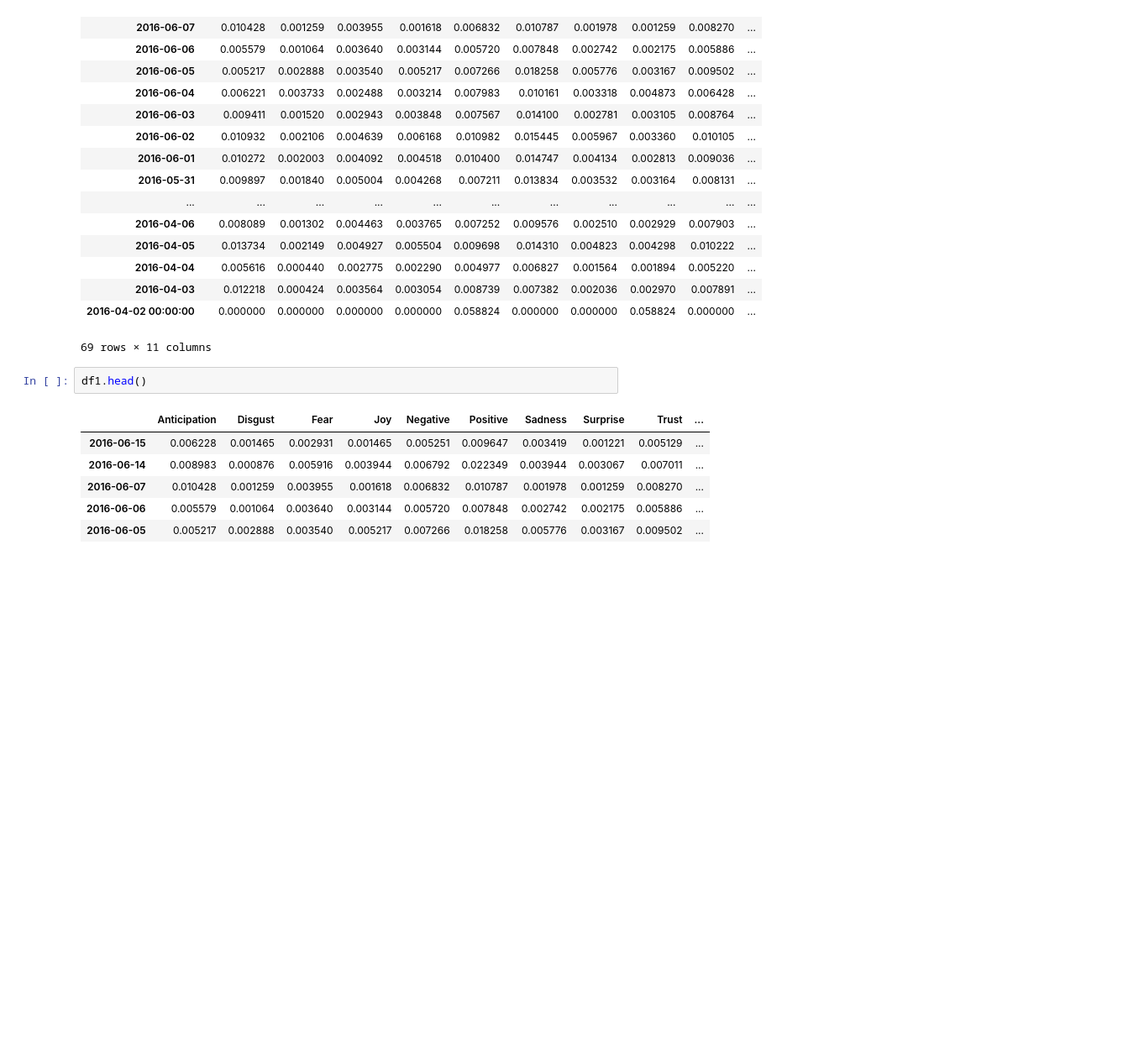
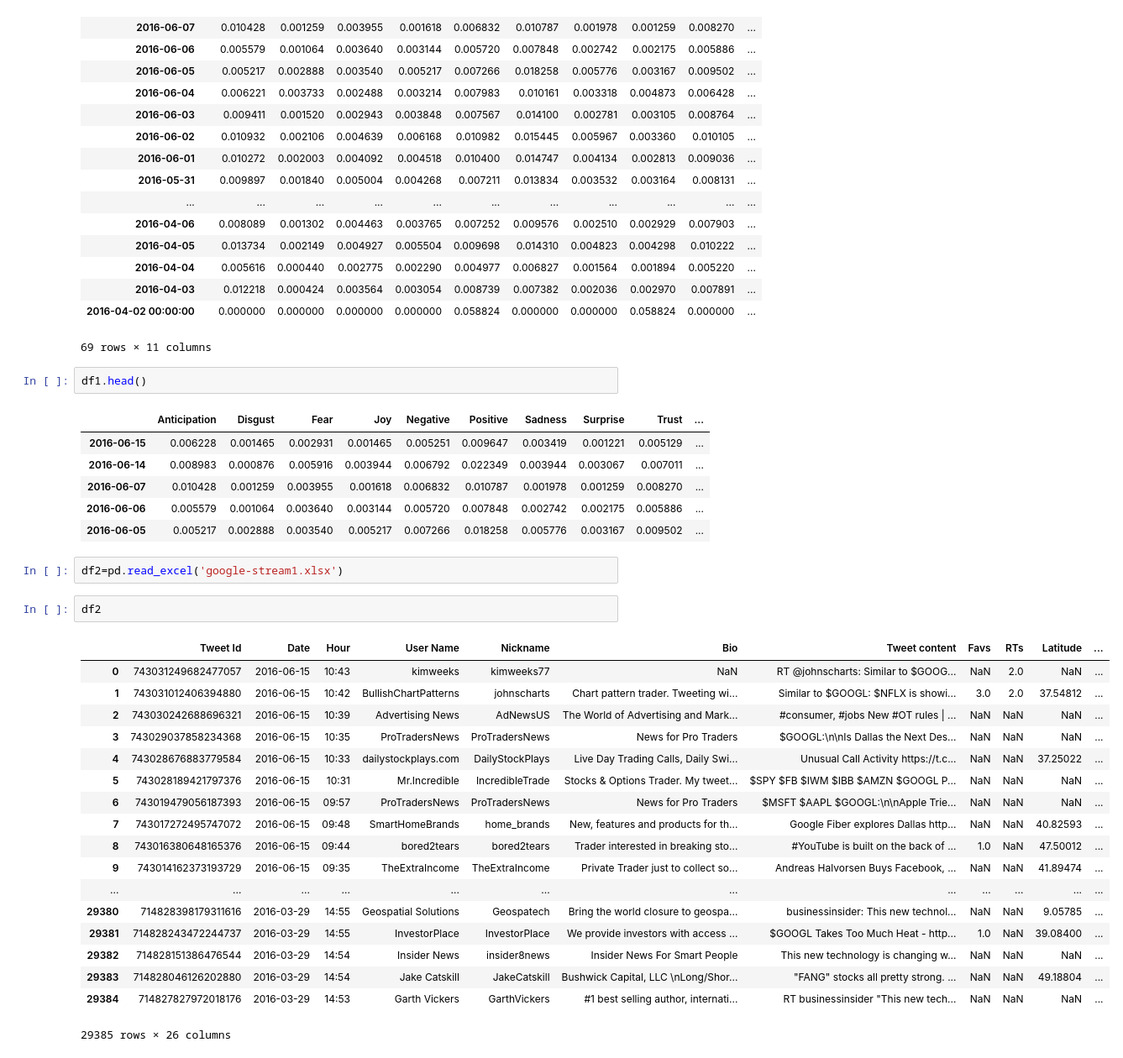
Before and after one commit to an2875/Tools-for-analytics-project, a Jupyter notebook: Project code-data tables and preprocessing.ipynb, the cells around one changed output. Shown: that part at 84% size. Cells and saved outputs as stored; diff of their text form; blank space fills up the shorter version.

Commit message:
Import Google data and drop useless features

```diff
--- a/Project code-data tables and preprocessing.ipynb
+++ b/Project code-data tables and preprocessing.ipynb
@@ -276,3 +276,26 @@ df1.head()
 | 2016-06-07 | 0.010428 | 0.001259 | 0.003955 | 0.001618 | 0.006832 | 0.010787 | 0.001978 | 0.001259 | 0.008270 | ... |
 | 2016-06-06 | 0.005579 | 0.001064 | 0.003640 | 0.003144 | 0.005720 | 0.007848 | 0.002742 | 0.002175 | 0.005886 | ... |
 | 2016-06-05 | 0.005217 | 0.002888 | 0.003540 | 0.005217 | 0.007266 | 0.018258 | 0.005776 | 0.003167 | 0.009502 | ... |
+# %%
+df2=pd.read_excel('google-stream1.xlsx')
+# %%
+df2
+# %% [output]
+|  | Tweet Id | Date | Hour | User Name | Nickname | Bio | Tweet content | Favs | RTs | Latitude | ... |
+| 0 | 743031249682477057 | 2016-06-15 | 10:43 | kimweeks | kimweeks77 | NaN | RT @johnscharts: Similar to $GOOG... | NaN | 2.0 | NaN | ... |
+| 1 | 743031012406394880 | 2016-06-15 | 10:42 | BullishChartPatterns | johnscharts | Chart pattern trader. Tweeting wi... | Similar to $GOOGL: $NFLX is showi... | 3.0 | 2.0 | 37.54812 | ... |
+| 2 | 743030242688696321 | 2016-06-15 | 10:39 | Advertising News | AdNewsUS | The World of Advertising and Mark... | #consumer, #jobs New #OT rules | ... | NaN | NaN | NaN | ... |
+| 3 | 743029037858234368 | 2016-06-15 | 10:35 | ProTradersNews | ProTradersNews | News for Pro Traders | $GOOGL:\n\nIs Dallas the Next Des... | NaN | NaN | NaN | ... |
+| 4 | 743028676883779584 | 2016-06-15 | 10:33 | dailystockplays.com | DailyStockPlays | Live Day Trading Calls, Daily Swi... | Unusual Call Activity https://t.c... | NaN | NaN | 37.25022 | ... |
+| 5 | 743028189421797376 | 2016-06-15 | 10:31 | Mr.Incredible | IncredibleTrade | Stocks & Options Trader. My tweet... | $SPY $FB $IWM $IBB $AMZN $GOOGL P... | NaN | NaN | NaN | ... |
+| 6 | 743019479056187393 | 2016-06-15 | 09:57 | ProTradersNews | ProTradersNews | News for Pro Traders | $MSFT $AAPL $GOOGL:\n\nApple Trie... | NaN | NaN | NaN | ... |
+| 7 | 743017272495747072 | 2016-06-15 | 09:48 | SmartHomeBrands | home_brands | New, features and products for th... | Google Fiber explores Dallas http... | NaN | NaN | 40.82593 | ... |
+| 8 | 743016380648165376 | 2016-06-15 | 09:44 | bored2tears | bored2tears | Trader interested in breaking sto... | #YouTube is built on the back of ... | 1.0 | NaN | 47.50012 | ... |
+| 9 | 743014162373193729 | 2016-06-15 | 09:35 | TheExtraIncome | TheExtraIncome | Private Trader just to collect so... | Andreas Halvorsen Buys Facebook, ... | NaN | NaN | 41.89474 | ... |
+| ... | ... | ... | ... | ... | ... | ... | ... | ... | ... | ... | ... |
+| 29380 | 714828398179311616 | 2016-03-29 | 14:55 | Geospatial Solutions | Geospatech | Bring the world closure to geospa... | businessinsider: This new technol... | NaN | NaN | 9.05785 | ... |
+| 29381 | 714828243472244737 | 2016-03-29 | 14:55 | InvestorPlace | InvestorPlace | We provide investors with access ... | $GOOGL Takes Too Much Heat - http... | 1.0 | NaN | 39.08400 | ... |
+| 29382 | 714828151386476544 | 2016-03-29 | 14:54 | Insider News | insider8news | Insider News For Smart People | This new technology is changing w... | NaN | NaN | NaN | ... |
+| 29383 | 714828046126202880 | 2016-03-29 | 14:54 | Jake Catskill | JakeCatskill | Bushwick Capital, LLC \nLong/Shor... | "FANG" stocks all pretty strong. ... | NaN | NaN | 49.18804 | ... |
+| 29384 | 714827827972018176 | 2016-03-29 | 14:53 | Garth Vickers | GarthVickers | #1 best selling author, internati... | RT businessinsider "This new tech... | NaN | NaN | NaN | ... |
+29385 rows × 26 columns
```
Also changed, not shown: parts of 2 cells of this notebook.
